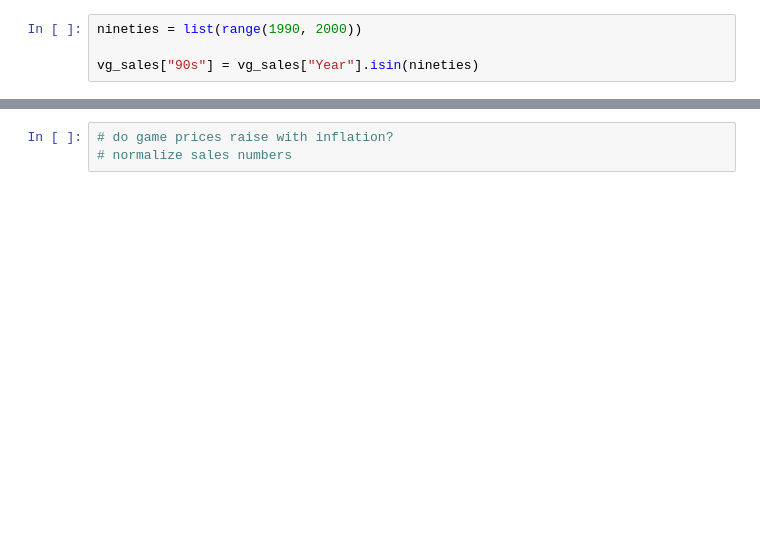
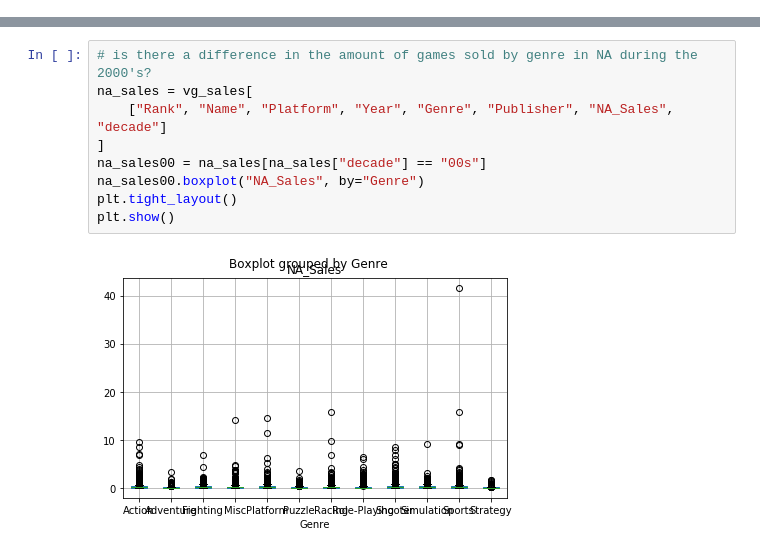
Before and after one commit to DJGump/game_sales_analysis, a Jupyter notebook: video_game_sales_analysis.ipynb, the cells around one changed output, grey strips where cells are left out. Saved outputs shown, nothing was run; the diff lists cells and outputs as text; blank space fills up the shorter version.

```diff
--- a/video_game_sales_analysis.ipynb
+++ b/video_game_sales_analysis.ipynb
@@ -87,7 +127,3 @@ vg_sales.groupby(["Genre", "Year"])["NA_Sales"].mean().plot(kind="bar")
 <matplotlib.axes._subplots.AxesSubplot at 0x...>
 [figure]
 [interactive output not drawn]
-# %%
-nineties = list(range(1990, 2000))
-
-vg_sales["90s"] = vg_sales["Year"].isin(nineties)
@@ -127,3 +217,11 @@ Name: Platform, dtype: int64
-# %%
-# do game prices raise with inflation?
-# normalize sales numbers
+# %%
+# is there a difference in the amount of games sold by genre in NA during the 2000's?
+na_sales = vg_sales[
+    ["Rank", "Name", "Platform", "Year", "Genre", "Publisher", "NA_Sales", "decade"]
+]
+na_sales00 = na_sales[na_sales["decade"] == "00s"]
+na_sales00.boxplot("NA_Sales", by="Genre")
+plt.tight_layout()
+plt.show()
+# %% [output]
+[figure, added]
```
Also changed, not shown: parts of 16 cells of this notebook.
